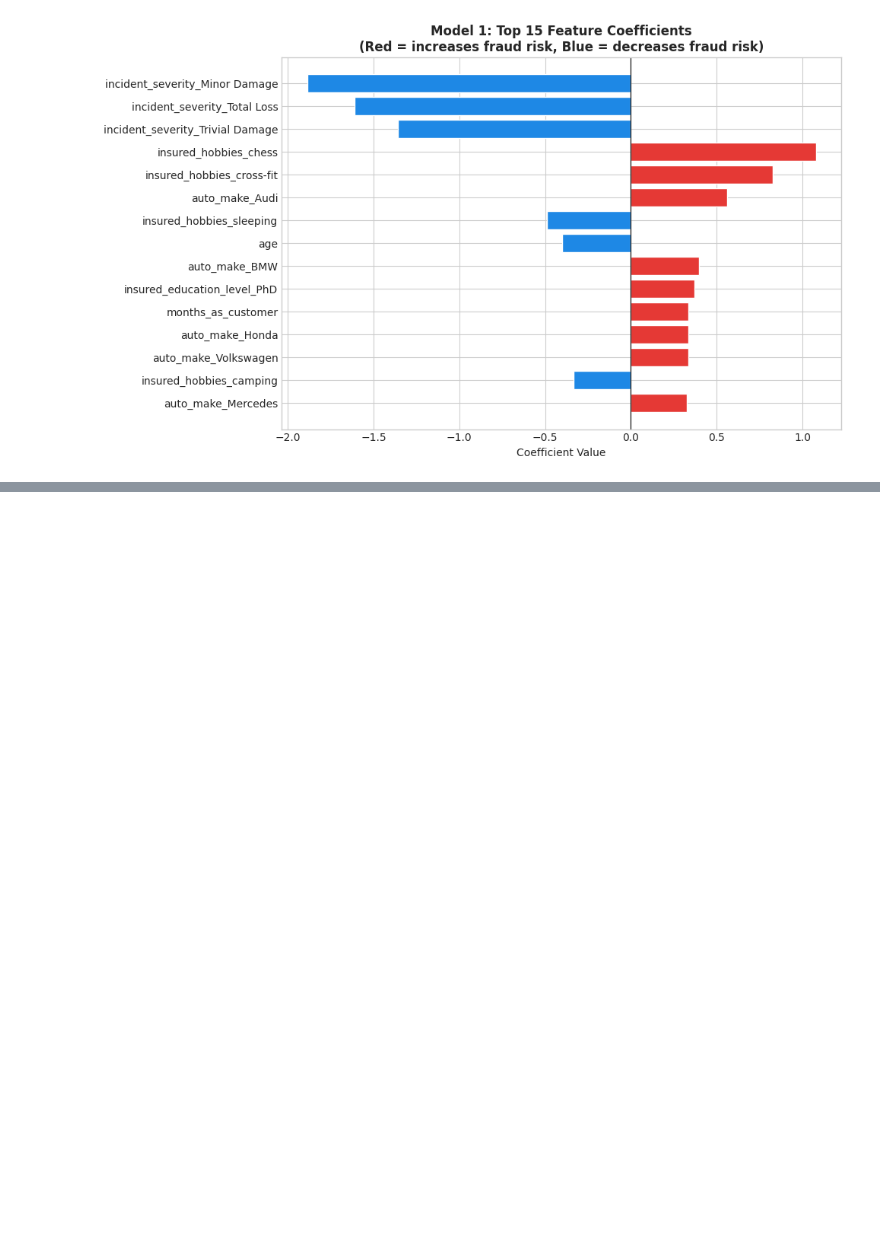
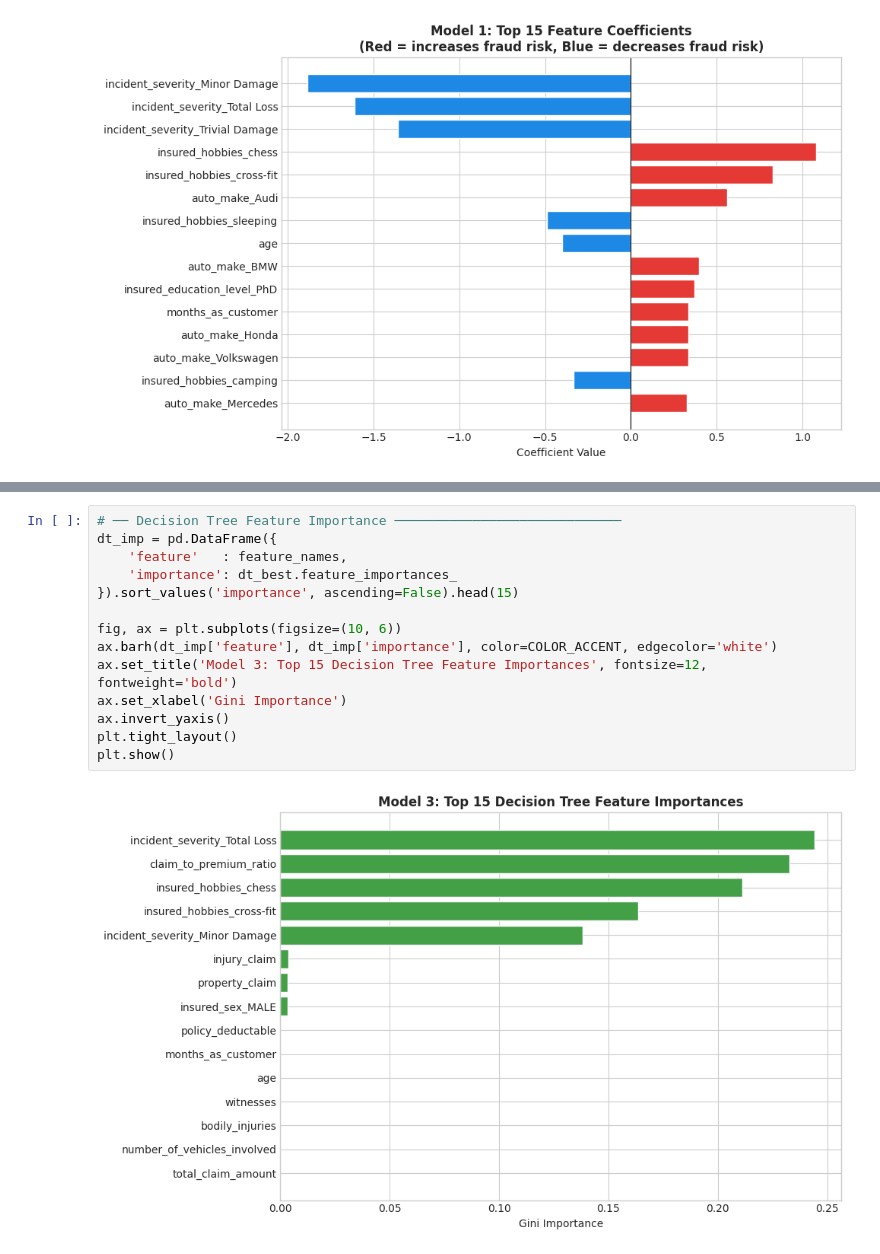
Before and after one commit to Alanmuchiri/Fraud-Detection-Analysis, a Jupyter notebook: main.ipynb, the cells around one changed output, grey strips where cells are left out. Saved outputs shown, nothing was run; the diff lists cells and outputs as text; blank space fills up the shorter version.

```diff
--- a/main.ipynb
+++ b/main.ipynb
@@ -544,0 +687,16 @@ plt.show()
+# %%
+# ── Decision Tree Feature Importance ─────────────────────────────
+dt_imp = pd.DataFrame({
+    'feature'   : feature_names,
+    'importance': dt_best.feature_importances_
+}).sort_values('importance', ascending=False).head(15)
+
+fig, ax = plt.subplots(figsize=(10, 6))
+ax.barh(dt_imp['feature'], dt_imp['importance'], color=COLOR_ACCENT, edgecolor='white')
+ax.set_title('Model 3: Top 15 Decision Tree Feature Importances', fontsize=12, fontweight='bold')
+ax.set_xlabel('Gini Importance')
+ax.invert_yaxis()
+plt.tight_layout()
+plt.show()
+# %% [output]
+[figure, added]
```
Also changed, not shown: parts of 8 cells of this notebook.
